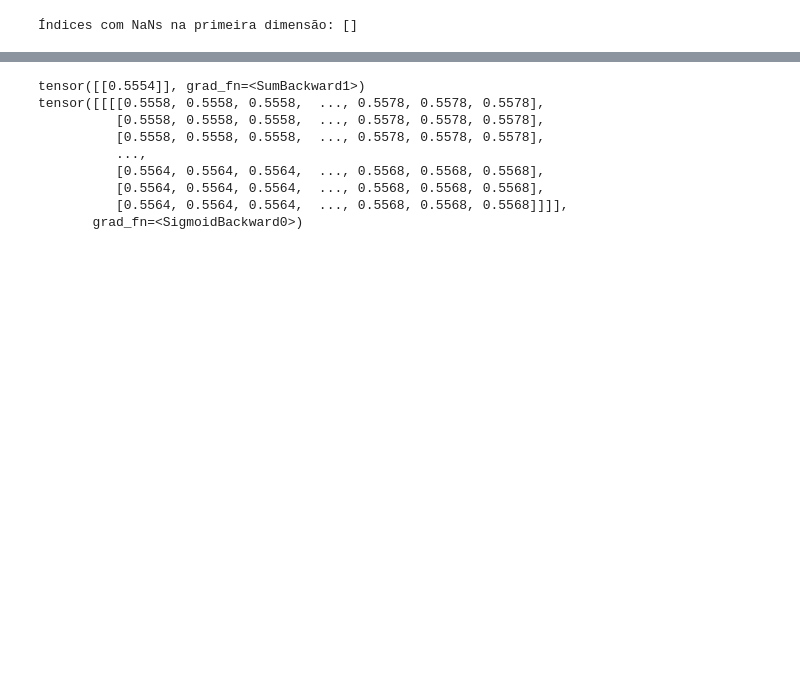
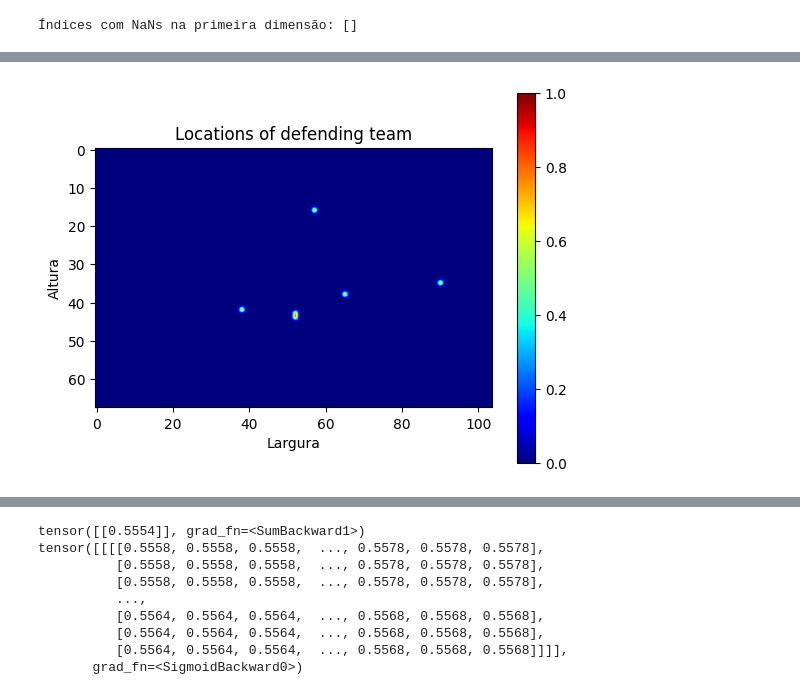
Before and after one commit to Dtchaves/Simplified_EPV_in_PFF_Data, a Jupyter notebook: APAGAR/teste2.ipynb, the cells around one changed output, grey strips where cells are left out. Cells and saved outputs as stored; diff of their text form; code cells hidden in the pictures; blank space fills up the shorter version.

```diff
--- a/APAGAR/teste2.ipynb
+++ b/APAGAR/teste2.ipynb
@@ -304,0 +215,9 @@ print("Índices com NaNs na primeira dimensão:", nan_indices)
+# %%
+plt.imshow(matrix[1], cmap='jet', interpolation='gaussian')
+plt.colorbar()
+plt.title("Locations of defending team")
+plt.xlabel("Largura")
+plt.ylabel("Altura")
+plt.show()
+# %% [output]
+[figure, added]
```
Also changed, not shown: parts of 26 cells of this notebook, 34 other files.
